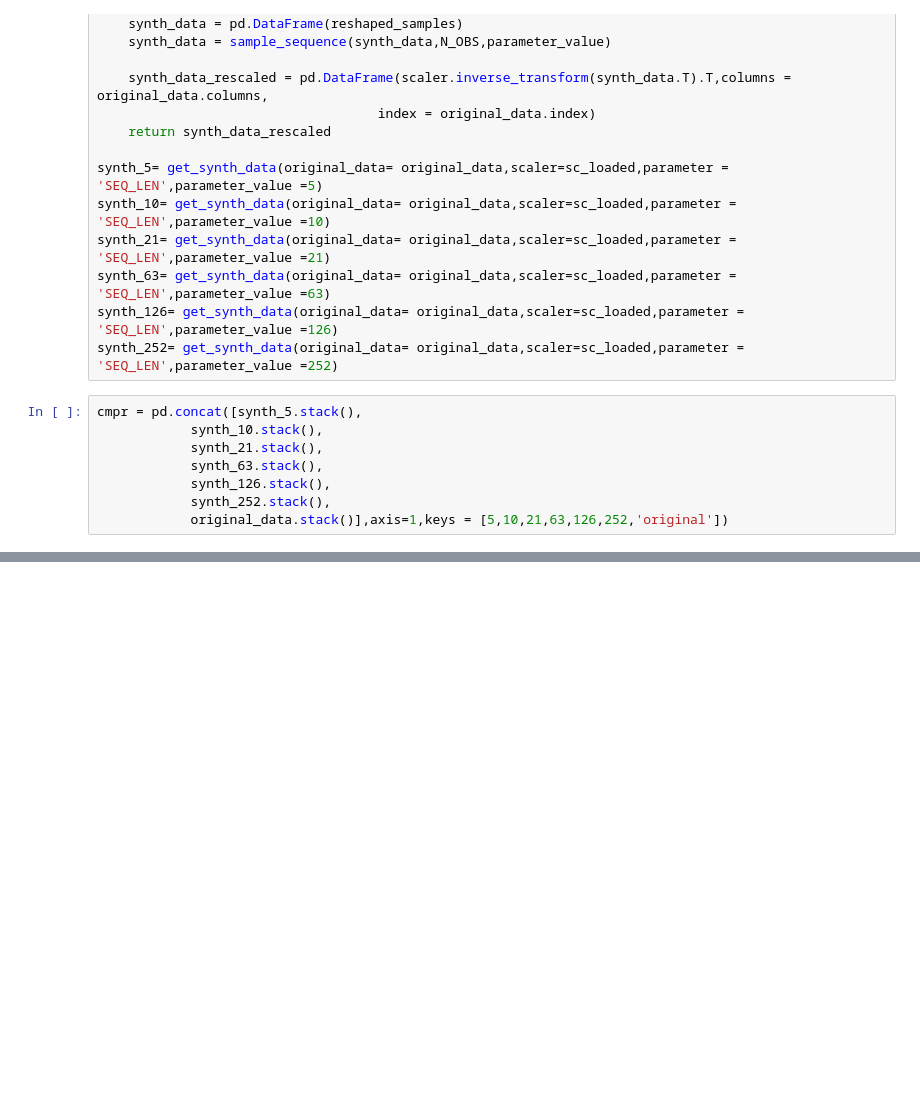
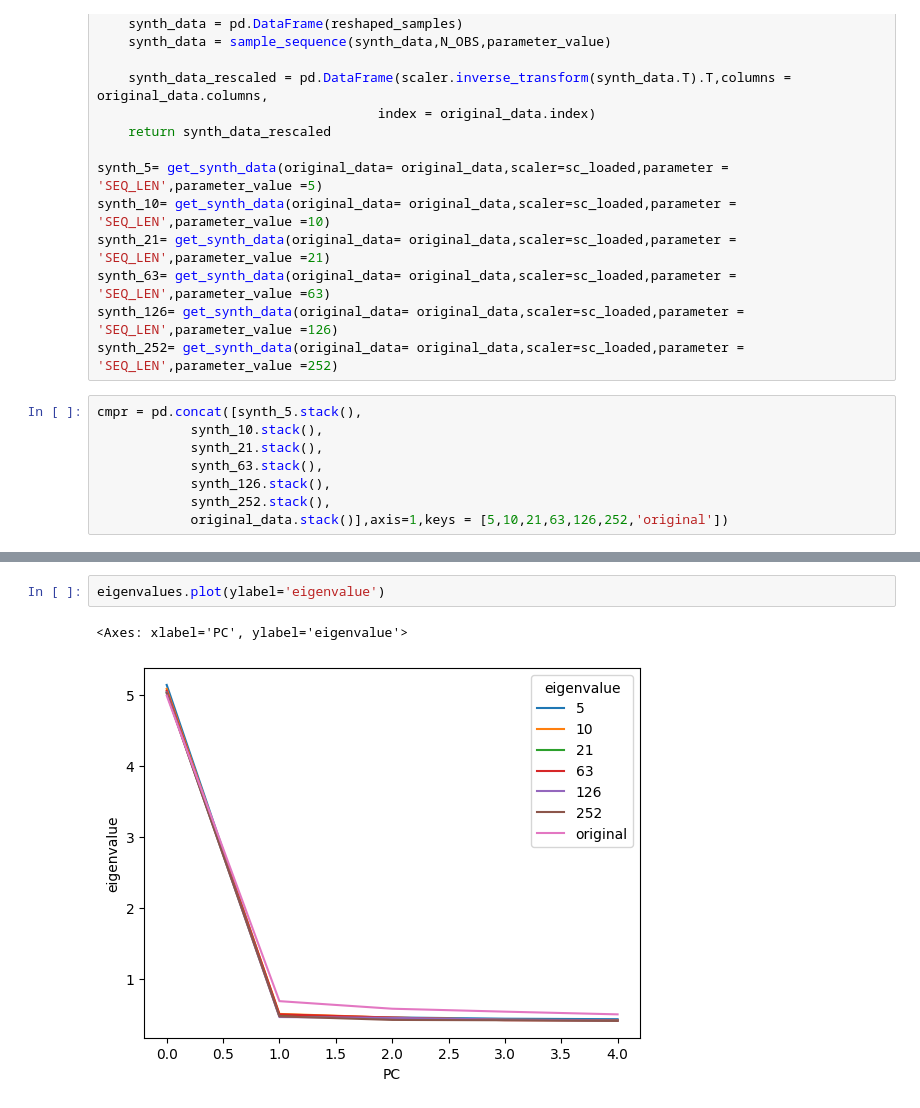
Before and after one commit to nabz78350/mlseminar, a Jupyter notebook: plots.ipynb, the cells around one changed output, grey strips where cells are left out. Cells and saved outputs as stored; diff of their text form; blank space fills up the shorter version.

```diff
--- a/plots.ipynb
+++ b/plots.ipynb
@@ -118,0 +163,5 @@ KeyboardInterrupt:
+# %%
+eigenvalues.plot(ylabel='eigenvalue')
+# %% [output]
+<Axes: xlabel='PC', ylabel='eigenvalue'>
+[figure, added]
```
Also changed, not shown: parts of 13 cells of this notebook.
